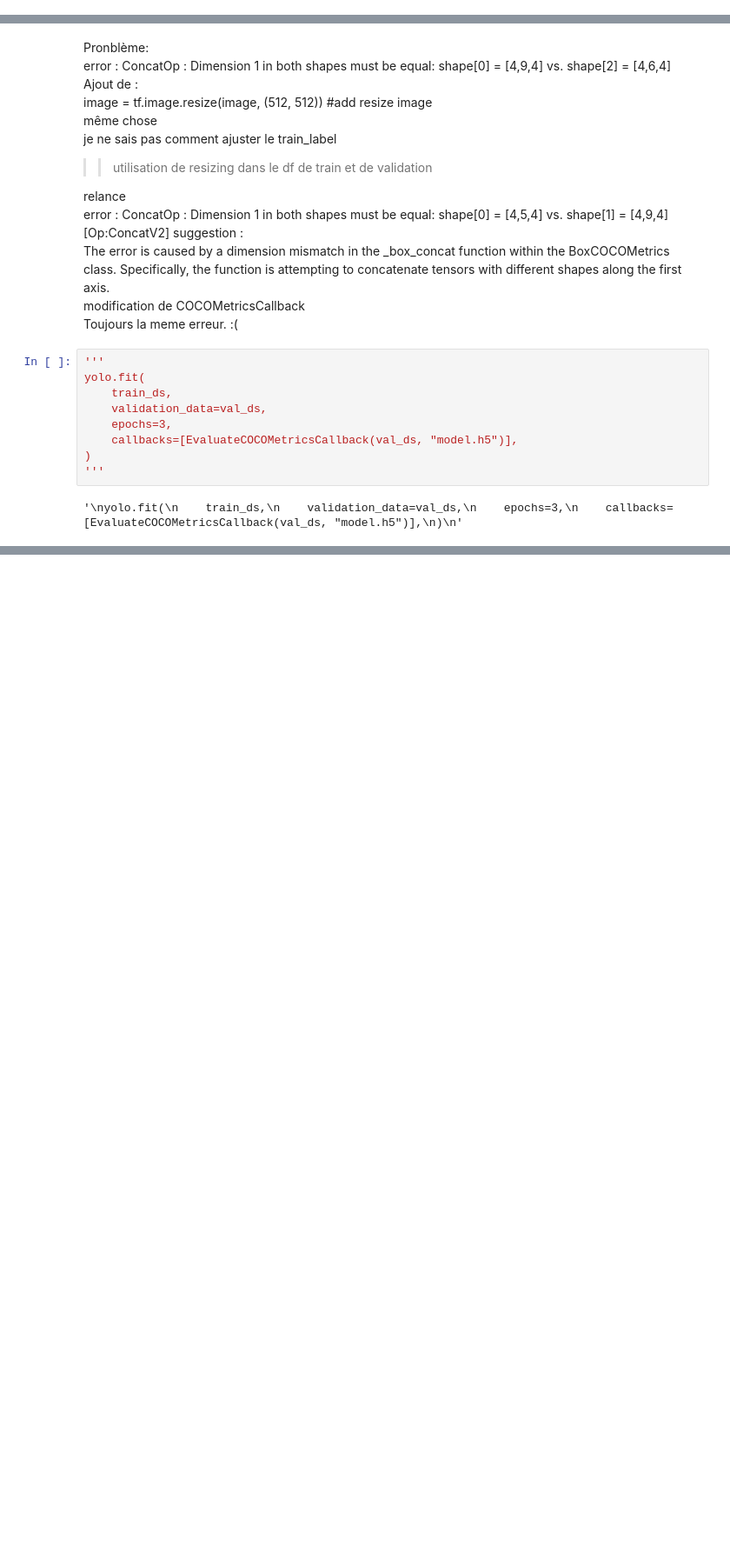
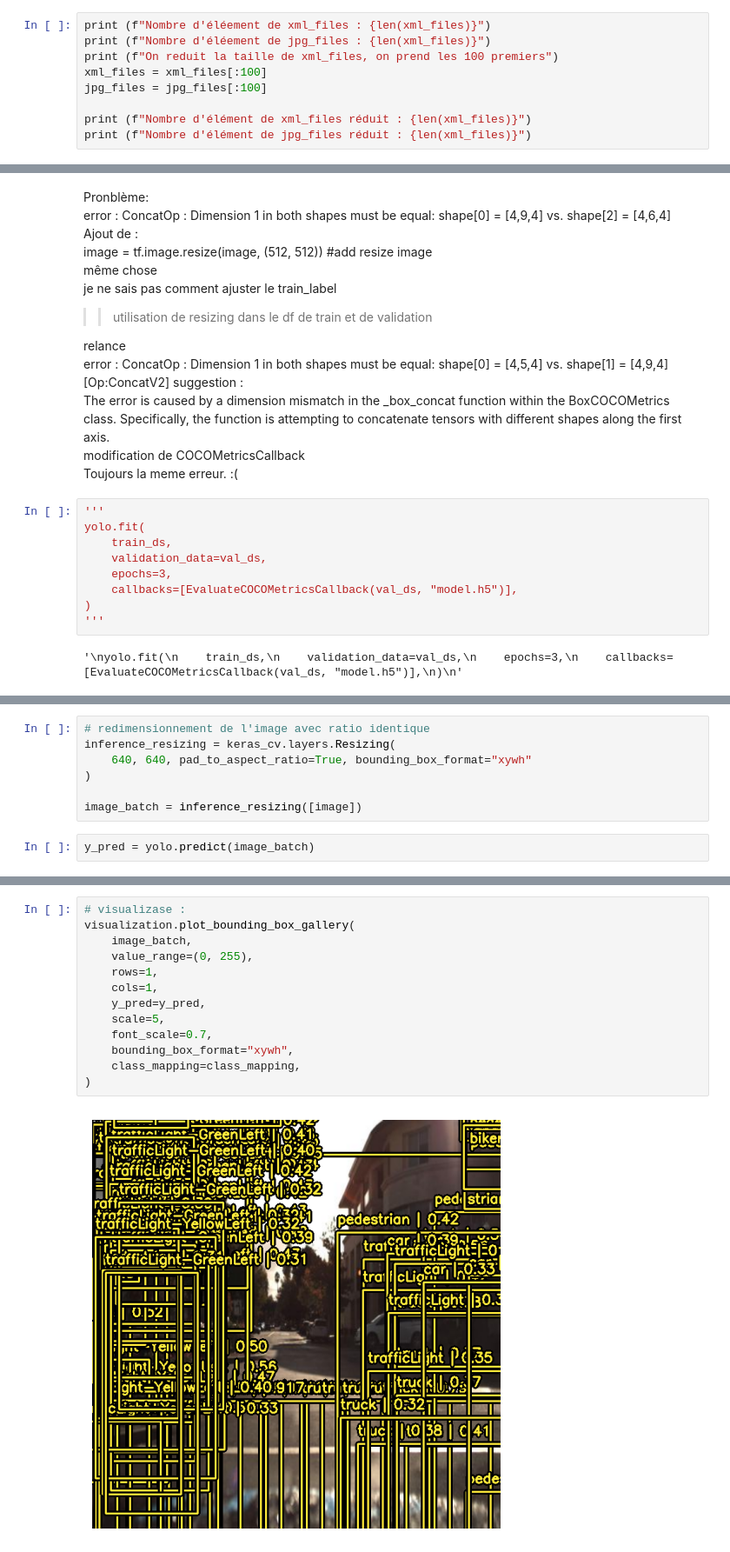
Before and after one commit to helvete74/IFAGE_dev_AI, a Jupyter notebook: Efficient_Object_Detection_with_YOLOV8_and_KerasCV.ipynb, the cells around one changed output, grey strips where cells are left out. Shown at 87% size. Cells and saved outputs as stored; diff of their text form; blank space fills up the shorter version.

```diff
--- a/Efficient_Object_Detection_with_YOLOV8_and_KerasCV.ipynb
+++ b/Efficient_Object_Detection_with_YOLOV8_and_KerasCV.ipynb
@@ -184,0 +186,9 @@ xml_files
+# %%
+print (f"Nombre d'éléement de xml_files : {len(xml_files)}")
+print (f"Nombre d'éléement de jpg_files : {len(xml_files)}")
+print (f"On reduit la taille de xml_files, on prend les 100 premiers")
+xml_files = xml_files[:100]
+jpg_files = jpg_files[:100]
+
+print (f"Nombre d'élément de xml_files réduit : {len(xml_files)}")
+print (f"Nombre d'élément de jpg_files réduit : {len(xml_files)}")
@@ -497,0 +548,9 @@ Epoch 3/3
+# %%
+# redimensionnement de l'image avec ratio identique
+inference_resizing = keras_cv.layers.Resizing(
+    640, 640, pad_to_aspect_ratio=True, bounding_box_format="xywh"
+)
+
+image_batch = inference_resizing([image])
+# %%
+y_pred = yolo.predict(image_batch)
@@ -497,0 +559,15 @@ Epoch 3/3
+# %%
+# visualizase :
+visualization.plot_bounding_box_gallery(
+    image_batch,
+    value_range=(0, 255),
+    rows=1,
+    cols=1,
+    y_pred=y_pred,
+    scale=5,
+    font_scale=0.7,
+    bounding_box_format="xywh",
+    class_mapping=class_mapping,
+)
+# %% [output]
+[figure, added]
```
Also changed, not shown: parts of 15 cells of this notebook.
